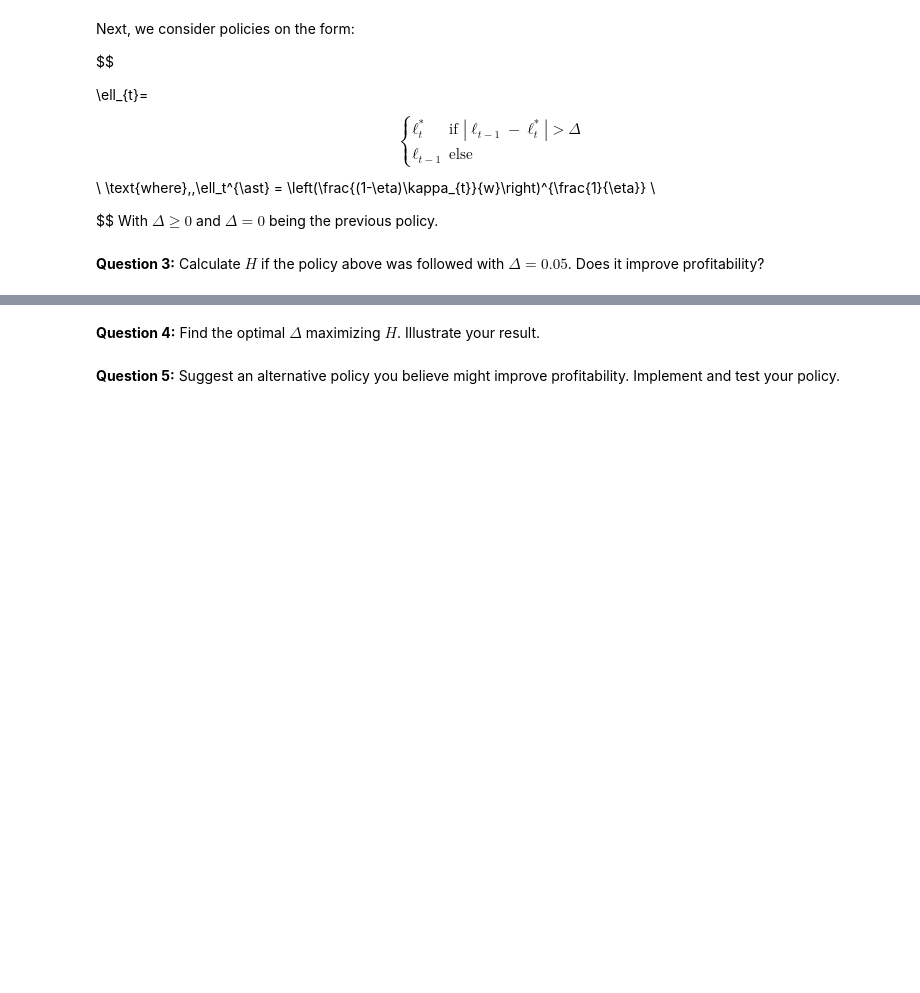
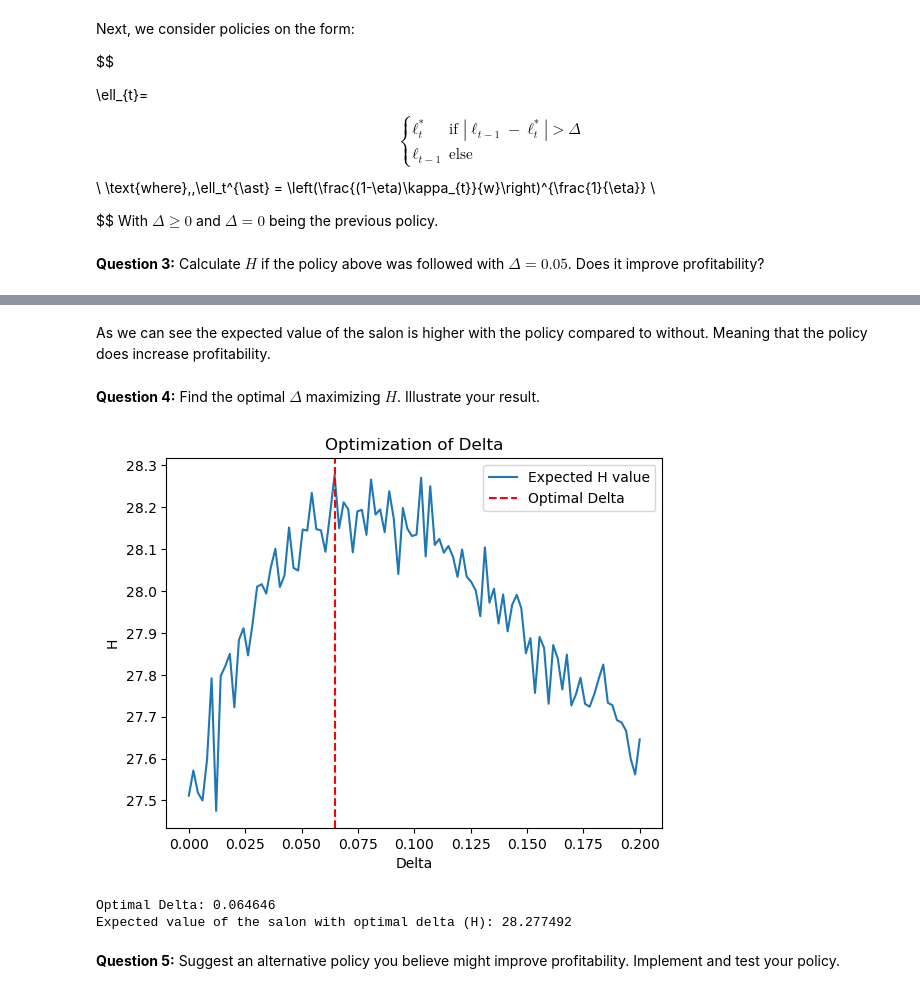
Before and after one commit to NumEconCopenhagen/projects-2023-jt, a Jupyter notebook: Exam/Exam-2023-notebook.ipynb, the cells around one changed output, grey strips where cells are left out. Saved outputs shown, nothing was run; the diff lists cells and outputs as text; code cells hidden in the pictures; blank space fills up the shorter version.

```diff
--- a/Exam/Exam-2023-notebook.ipynb
+++ b/Exam/Exam-2023-notebook.ipynb
@@ -179,2 +359,4 @@ With $\Delta \geq 0$ and $\Delta = 0$ being the previous policy.
+# %% [markdown]
+As we can see the expected value of the salon is higher with the policy compared to without. Meaning that the policy does increase profitability.
 # %% [markdown]
 **Question 4:** Find the optimal $\Delta$ maximizing $H$. Illustrate your result.
@@ -183,3 +363,47 @@ With $\Delta \geq 0$ and $\Delta = 0$ being the previous policy.
+# %%
+# Set up optimization procedure
+def optimize_delta(delta):
+    epsilon_series = np.random.normal(loc=-0.5 * sigma_epsilon ** 2, scale=sigma_epsilon, size=(K, 120))
+    kappa_series = np.zeros((K, 120))
+    ell_series = np.zeros((K, 120))
+    kappa_series[:, 0] = kappa_minus1
+    ell_series[:, 0] = ell_minus1
+
+    for t in range(1, 120):
+        kappa_series[:, t] = np.exp(rho * np.log(kappa_series[:, t - 1]) + epsilon_series[:, t])
+
+        ell_optimal = ((1 - eta) * kappa_series[:, t] / w) ** (1 / eta)
+        mask = (t == 1) | (np.abs(ell_series[:, t - 1] - ell_optimal) > delta)
+        ell_series[:, t] = np.where(mask, ell_optimal, ell_series[:, t - 1])
+
+    h_values = np.sum((R ** (-np.arange(120))) * (kappa_series * ell_series ** (1 - eta) - w * ell_series -
+                                                   (ell_series != np.roll(ell_series, 1, axis=1)).astype(int) * iota), axis=1)
+
+    return np.mean(h_values)
+
+# Perform optimization
+delta_values = np.linspace(0, 0.2, 100)
+H_values = np.array([optimize_delta(delta) for delta in delta_values])
+optimal_index = np.argmax(H_values)
+optimal_delta = delta_values[optimal_index]
+H_optimal_delta = H_values[optimal_index]
+
+# Plot the results
+plt.plot(delta_values, H_values, label="Expected H value")
+plt.xlabel('Delta')
+plt.ylabel('H')
+plt.title('Optimization of Delta')
+plt.axvline(x=optimal_delta, color='r', linestyle='--', label='Optimal Delta')
+plt.legend()
+plt.show()
+
+# Print the optimal delta and corresponding H
+print(f"Optimal Delta: {optimal_delta:4f}")
+print(f"Expected value of the salon with optimal delta (H): {H_optimal_delta:4f}")
+# %% [output]
+[figure, added]
+Optimal Delta: 0.064646
+Expected value of the salon with optimal delta (H): 28.277492
 # %% [markdown]
 
 **Question 5:** Suggest an alternative policy you believe might improve profitability. Implement and test your policy.
```
Also changed, not shown: parts of 10 cells of this notebook.
